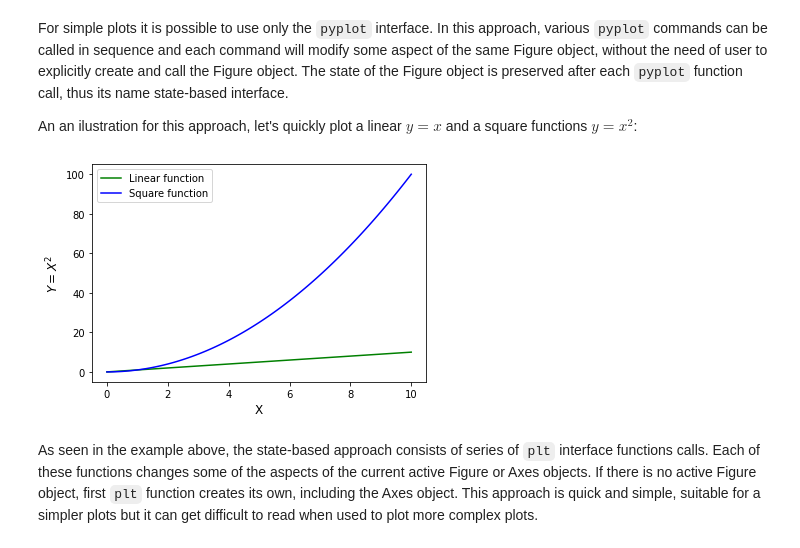
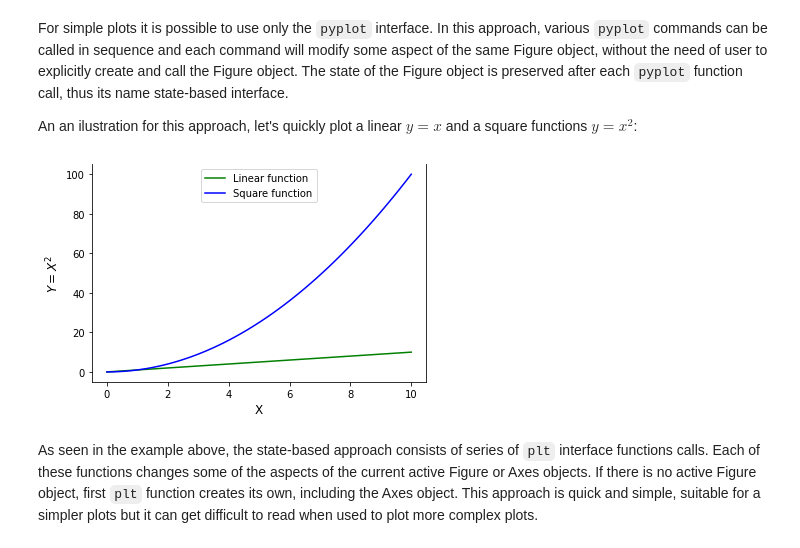
Before and after one commit to przemekbil/FoDA_2021, a Jupyter notebook: pyplot.ipynb, the cells around one changed output. Drawn from its saved outputs; the diff is of its cells as text; code cells hidden in the pictures.

````diff
--- a/pyplot.ipynb
+++ b/pyplot.ipynb
@@ -70,26 +70,31 @@ An an ilustration for this approach, let's quickly plot a linear $y=x$ and a squ
 # %%
 # initialize X and Y=X*X values
 x = np.linspace(0, 10, 101)
 y1 = x
 y2 = np.power(x, 2)
 
 
 # plot the data
 plt.plot(x, y1, 'g-')
 plt.plot(x, y2, 'b-')
 
 # Set the X axis label
 plt.xlabel('X', fontsize=12)
 # Set the Y axis label
 plt.ylabel('$Y=X^2$', fontsize=12)
 
 # Add the legend
-plt.legend(['Linear function', 'Square function'])
+plt.legend(['Linear function', 'Square function'], loc='upper center')
+
+# Set the top Spine to invisible
+# Access to objects attached to the current active instance of Axes object
+# is possible using gca() method
+plt.gca().spines['top'].set_visible(False)
 
 # visualize the plot
 plt.show()
 # %% [output]
-[figure, old version]
+[figure, new version]
 # %% [markdown]
 As seen in the example above, the state-based approach consists of series of ```plt``` interface functions calls. Each of these functions changes some of the aspects of the current active Figure or Axes objects. If there is no active Figure object, first ```plt``` function creates its own, including the Axes object. This approach is quick and simple, suitable for a simpler plots but it can get difficult to read when used to plot more complex plots.
 # %% [markdown]
````
Also changed, not shown: parts of 3 cells of this notebook.
